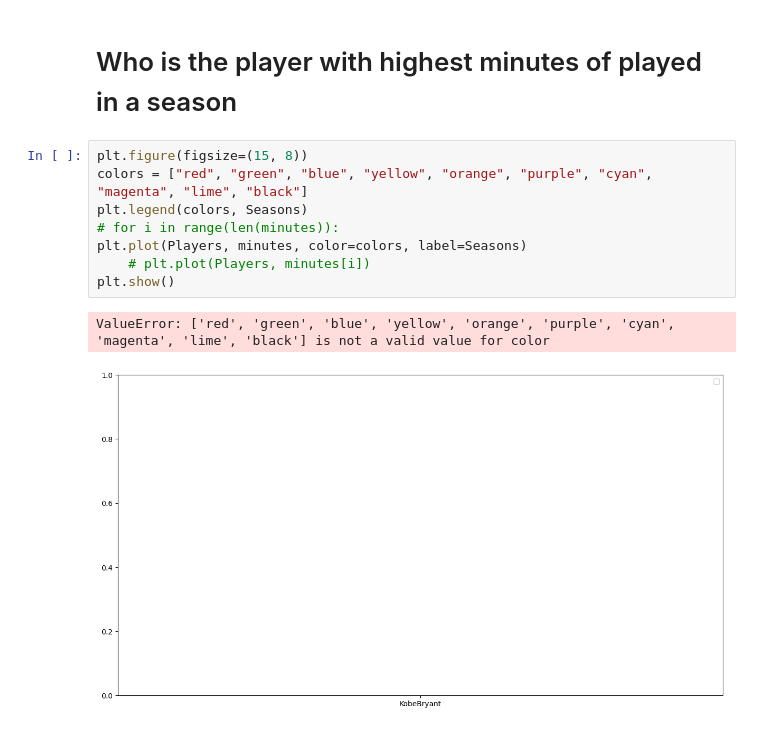
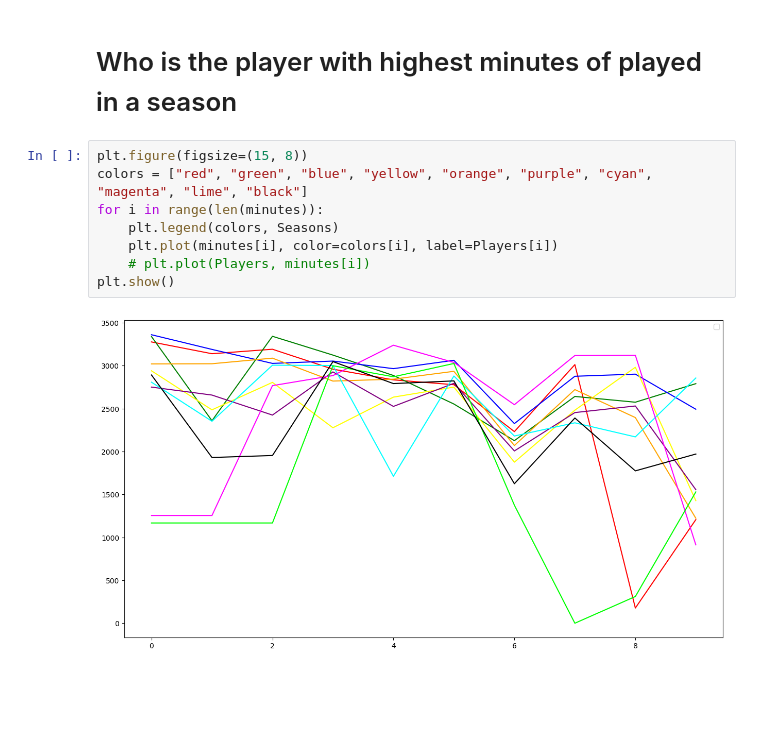
Before and after one commit to RyannKim327/Python-Programming-Compillation, a Jupyter notebook: Data Structures and Algorithm/Jupyter Notebook/basketball.ipynb, the cells around one changed output. Saved outputs shown, nothing was run; the diff lists cells and outputs as text; blank space fills up the shorter version.

```diff
--- a/Data Structures and Algorithm/Jupyter Notebook/basketball.ipynb
+++ b/Data Structures and Algorithm/Jupyter Notebook/basketball.ipynb
@@ -166,11 +166,10 @@ plt.show()
 # %%
 plt.figure(figsize=(15, 8))
 colors = ["red", "green", "blue", "yellow", "orange", "purple", "cyan", "magenta", "lime", "black"]
-plt.legend(colors, Seasons)
-# for i in range(len(minutes)):
-plt.plot(Players, minutes, color=colors, label=Seasons)
+for i in range(len(minutes)):
+    plt.legend(colors, Seasons)
+    plt.plot(minutes[i], color=colors[i], label=Players[i])
     # plt.plot(Players, minutes[i])
 plt.show()
 # %% [output]
-ValueError: ['red', 'green', 'blue', 'yellow', 'orange', 'purple', 'cyan', 'magenta', 'lime', 'black'] is not a valid value for color
-[figure, old version]
+[figure, new version]
```
